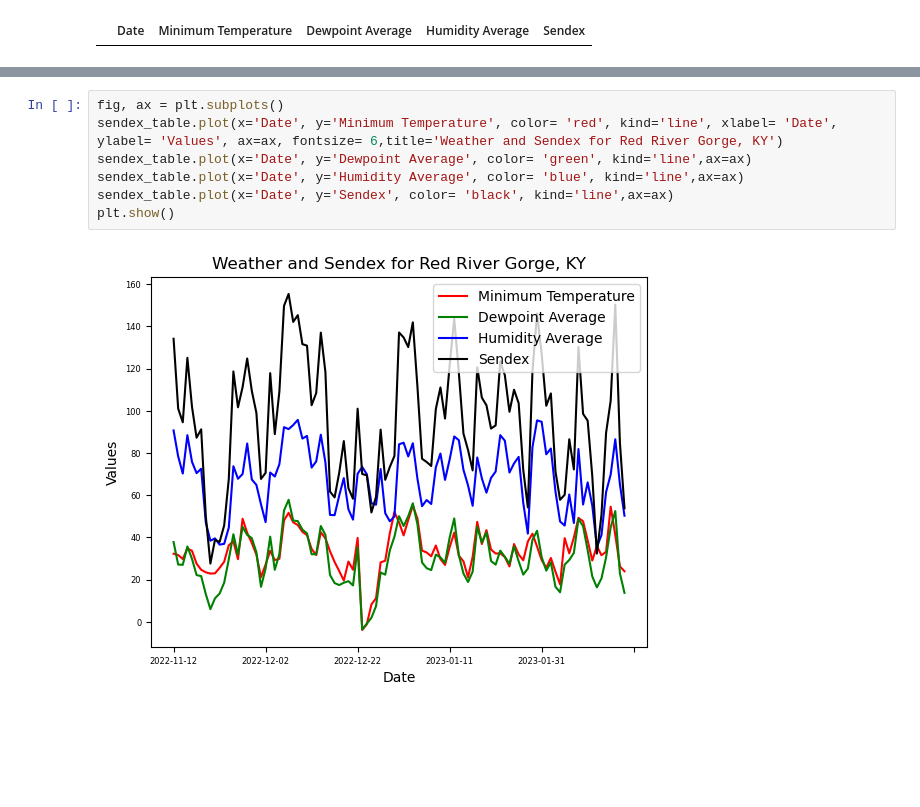
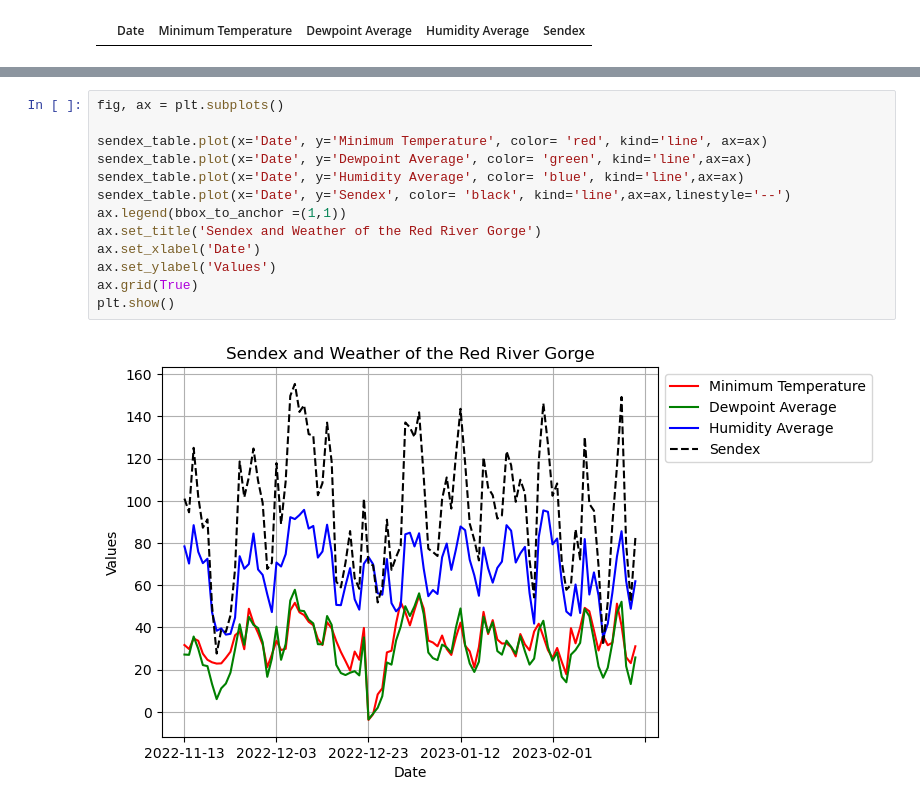
Before and after one commit to jsphotos205/last_of_us, a Jupyter notebook: weather.ipynb, the cells around one changed output, grey strips where cells are left out. Cells and saved outputs as stored; diff of their text form; blank space fills up the shorter version.

Commit message:
graph changes in sendex

```diff
--- a/weather.ipynb
+++ b/weather.ipynb
@@ -46,10 +46,16 @@ sendex_table
 99 rows × 5 columns
 # %%
 fig, ax = plt.subplots()
-sendex_table.plot(x='Date', y='Minimum Temperature', color= 'red', kind='line', xlabel= 'Date', ylabel= 'Values', ax=ax, fontsize= 6,title='Weather and Sendex for Red River Gorge, KY')
+
+sendex_table.plot(x='Date', y='Minimum Temperature', color= 'red', kind='line', ax=ax)
 sendex_table.plot(x='Date', y='Dewpoint Average', color= 'green', kind='line',ax=ax)
 sendex_table.plot(x='Date', y='Humidity Average', color= 'blue', kind='line',ax=ax)
-sendex_table.plot(x='Date', y='Sendex', color= 'black', kind='line',ax=ax)
+sendex_table.plot(x='Date', y='Sendex', color= 'black', kind='line',ax=ax,linestyle='--')
+ax.legend(bbox_to_anchor =(1,1))
+ax.set_title('Sendex and Weather of the Red River Gorge')
+ax.set_xlabel('Date')
+ax.set_ylabel('Values')
+ax.grid(True)
 plt.show()
 # %% [output]
-[figure, old version]
+[figure, new version]
```
Also changed, not shown: parts of 1 cell of this notebook.
